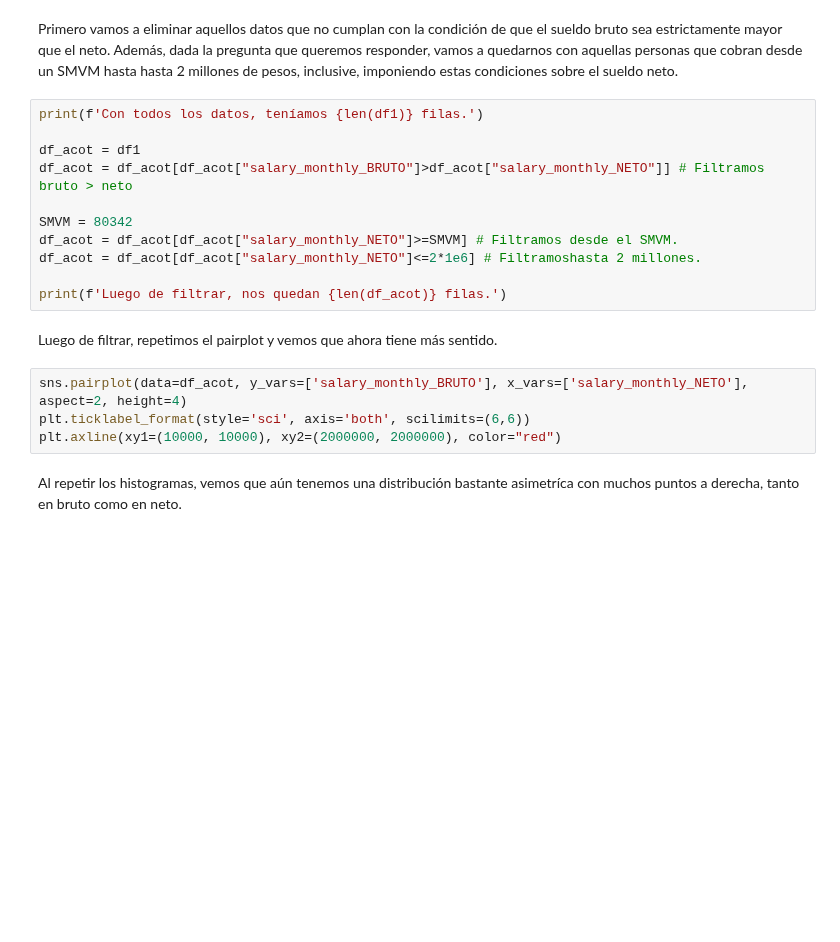
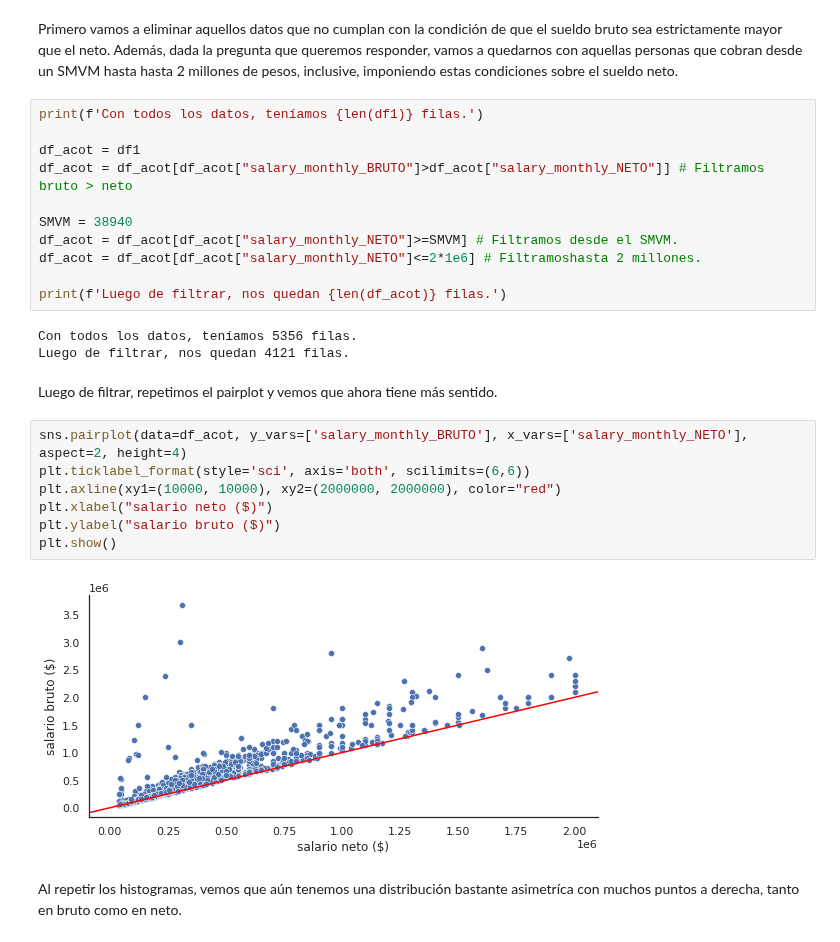
Before and after one commit to Cheva94/Diplo_G22, a Jupyter notebook: AyVD/resolucion_AyVD_parte1.ipynb, the cells around one changed output. Drawn from its saved outputs; the diff is of its cells as text; blank space fills up the shorter version.

```diff
--- a/AyVD/resolucion_AyVD_parte1.ipynb
+++ b/AyVD/resolucion_AyVD_parte1.ipynb
@@ -99,17 +128,25 @@ print(f'Con todos los datos, teníamos {len(df1)} filas.')
 df_acot = df1
 df_acot = df_acot[df_acot["salary_monthly_BRUTO"]>df_acot["salary_monthly_NETO"]] # Filtramos bruto > neto
 
-SMVM = 80342
+SMVM = 38940
 df_acot = df_acot[df_acot["salary_monthly_NETO"]>=SMVM] # Filtramos desde el SMVM.
 df_acot = df_acot[df_acot["salary_monthly_NETO"]<=2*1e6] # Filtramoshasta 2 millones.
 
 print(f'Luego de filtrar, nos quedan {len(df_acot)} filas.')
+# %% [output]
+Con todos los datos, teníamos 5356 filas.
+Luego de filtrar, nos quedan 4121 filas.
 # %% [markdown]
 Luego de filtrar, repetimos el pairplot y vemos que ahora tiene más sentido.
 # %%
 sns.pairplot(data=df_acot, y_vars=['salary_monthly_BRUTO'], x_vars=['salary_monthly_NETO'], aspect=2, height=4)
 plt.ticklabel_format(style='sci', axis='both', scilimits=(6,6))
 plt.axline(xy1=(10000, 10000), xy2=(2000000, 2000000), color="red")
+plt.xlabel("salario neto ($)")
+plt.ylabel("salario bruto ($)")
+plt.show()
+# %% [output]
+[figure, added]
 # %% [markdown]
 Al repetir los histogramas, vemos que aún tenemos una distribución bastante asimetríca con muchos puntos a derecha, tanto en bruto como en neto.
 # %%
```
Also changed, not shown: parts of 35 cells of this notebook.
